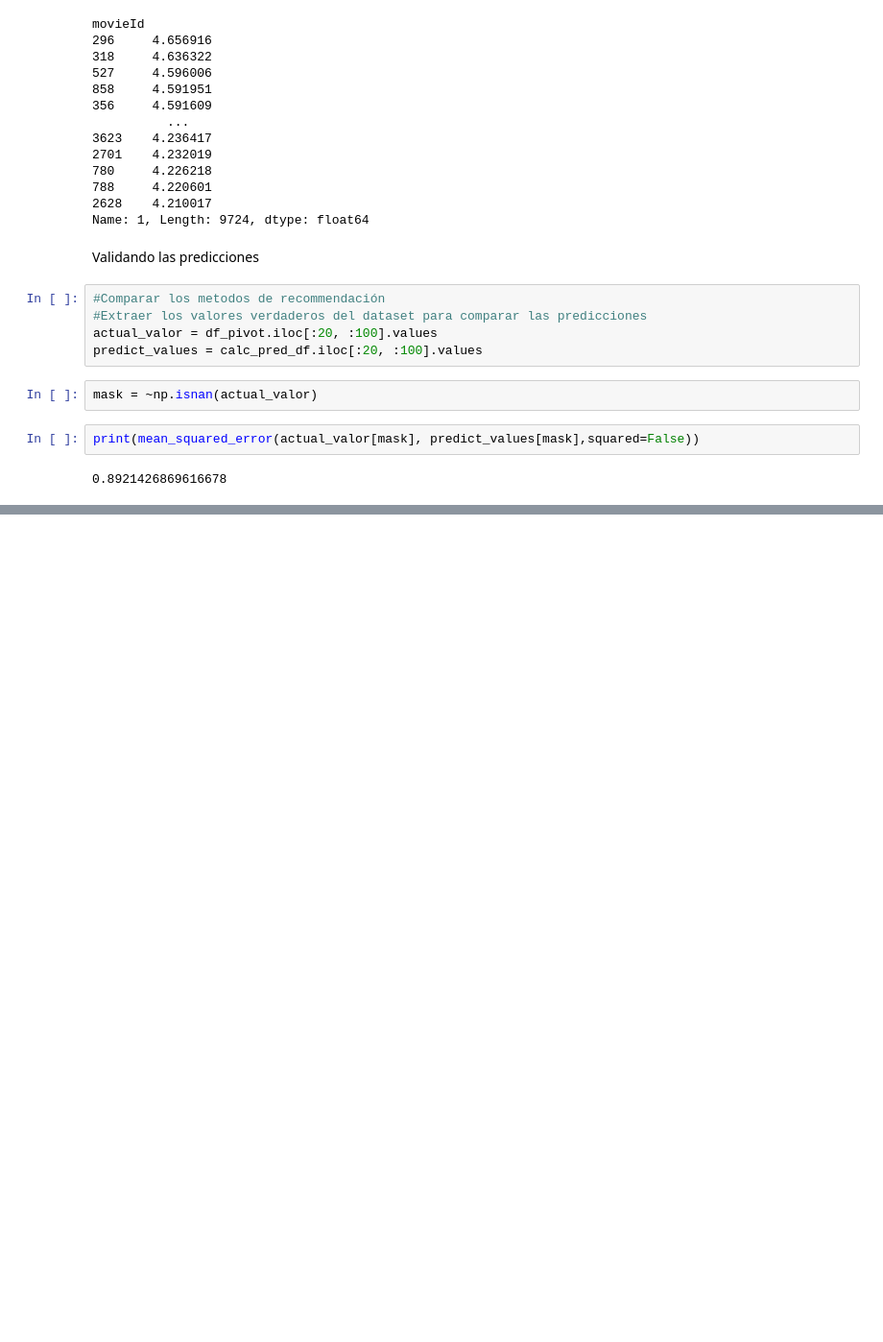
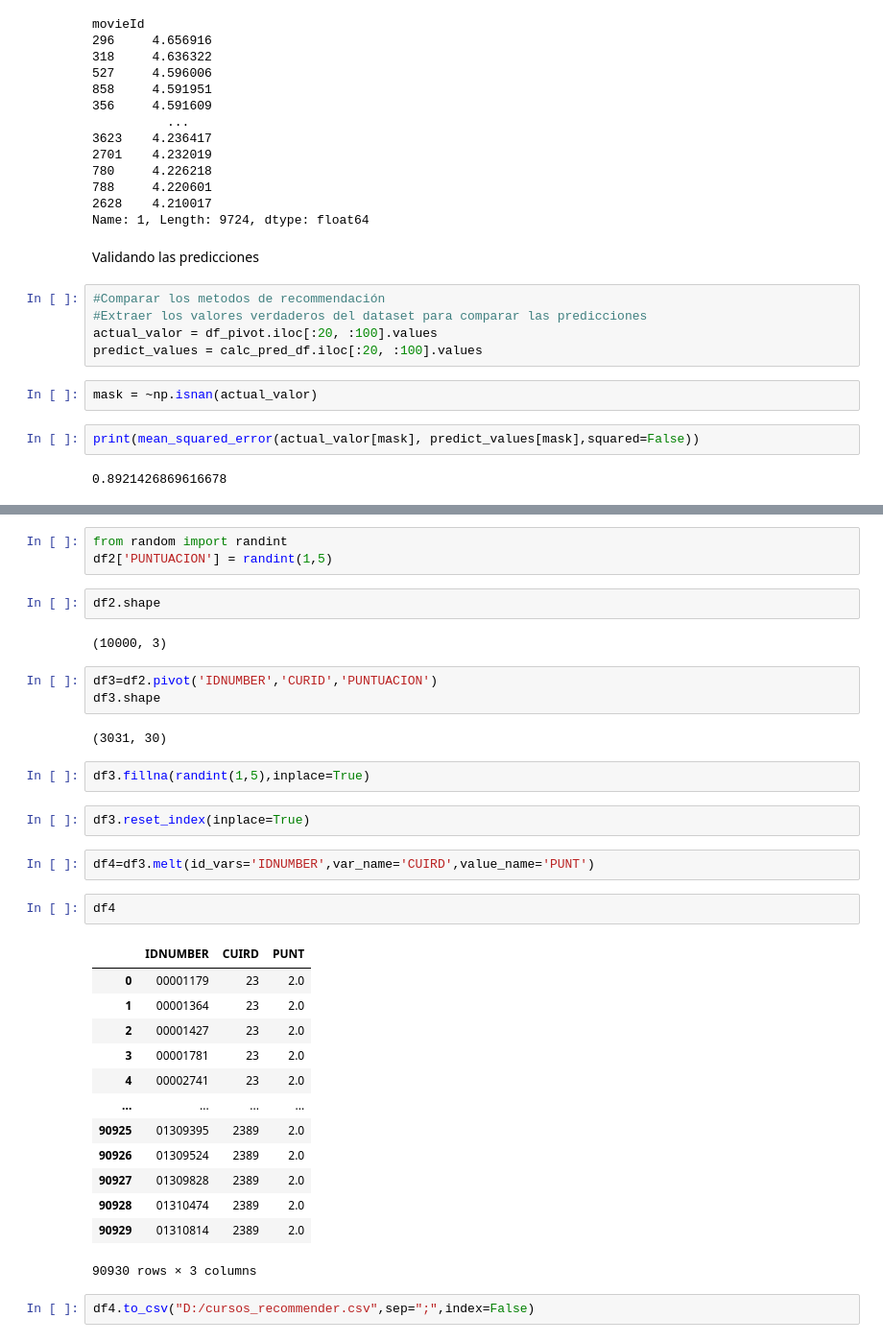
Before and after one commit to juorme/difods, a Jupyter notebook: py004_recomendacion/movies.ipynb, the cells around one changed output, grey strips where cells are left out. Shown at 96% size. Cells and saved outputs as stored; diff of their text form; blank space fills up the shorter version.

```diff
--- a/py004_recomendacion/movies.ipynb
+++ b/py004_recomendacion/movies.ipynb
@@ -153,0 +209,36 @@ print(mean_squared_error(actual_valor[mask], predict_values[mask],squared=False)
+# %%
+from random import randint
+df2['PUNTUACION'] = randint(1,5)
+# %%
+df2.shape
+# %% [output]
+(10000, 3)
+# %%
+df3=df2.pivot('IDNUMBER','CURID','PUNTUACION')
+df3.shape
+# %% [output]
+(3031, 30)
+# %%
+df3.fillna(randint(1,5),inplace=True)
+# %%
+df3.reset_index(inplace=True)
+# %%
+df4=df3.melt(id_vars='IDNUMBER',var_name='CUIRD',value_name='PUNT')
+# %%
+df4
+# %% [output]
+|  | IDNUMBER | CUIRD | PUNT |
+| 0 | 00001179 | 23 | 2.0 |
+| 1 | 00001364 | 23 | 2.0 |
+| 2 | 00001427 | 23 | 2.0 |
+| 3 | 00001781 | 23 | 2.0 |
+| 4 | 00002741 | 23 | 2.0 |
+| ... | ... | ... | ... |
+| 90925 | 01309395 | 2389 | 2.0 |
+| 90926 | 01309524 | 2389 | 2.0 |
+| 90927 | 01309828 | 2389 | 2.0 |
+| 90928 | 01310474 | 2389 | 2.0 |
+| 90929 | 01310814 | 2389 | 2.0 |
+90930 rows × 3 columns
+# %%
+df4.to_csv("D:/cursos_recommender.csv",sep=";",index=False)
```
Also changed, not shown: parts of 7 cells of this notebook, 1 other file.
